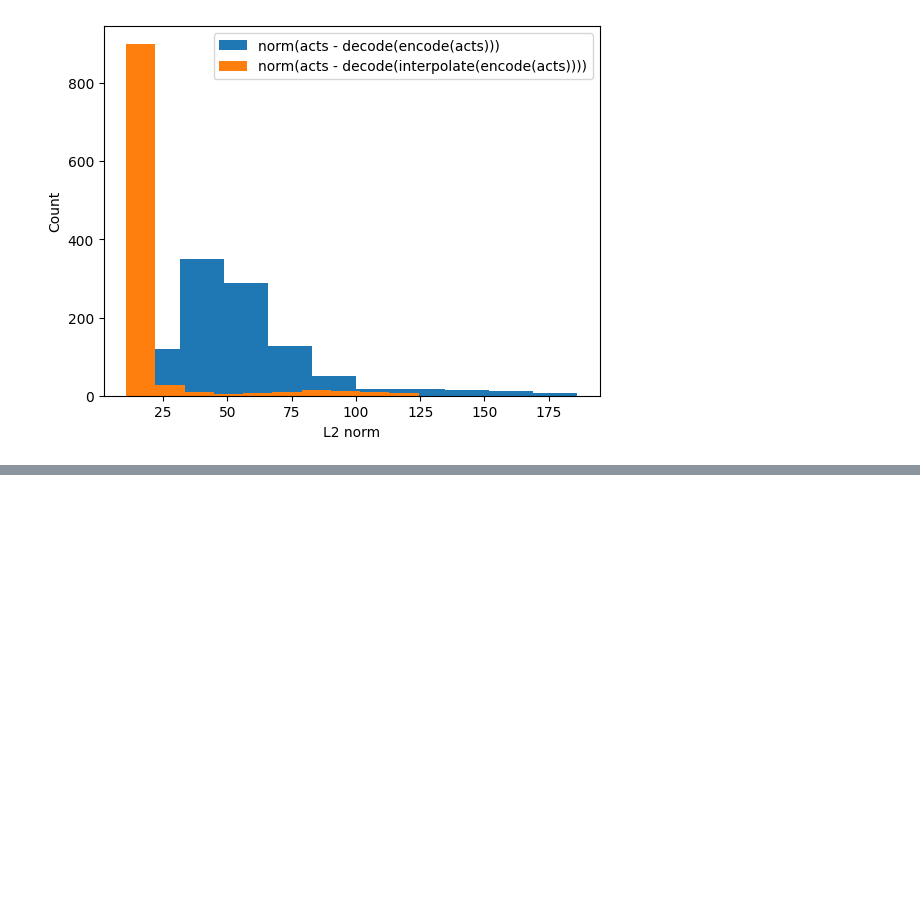
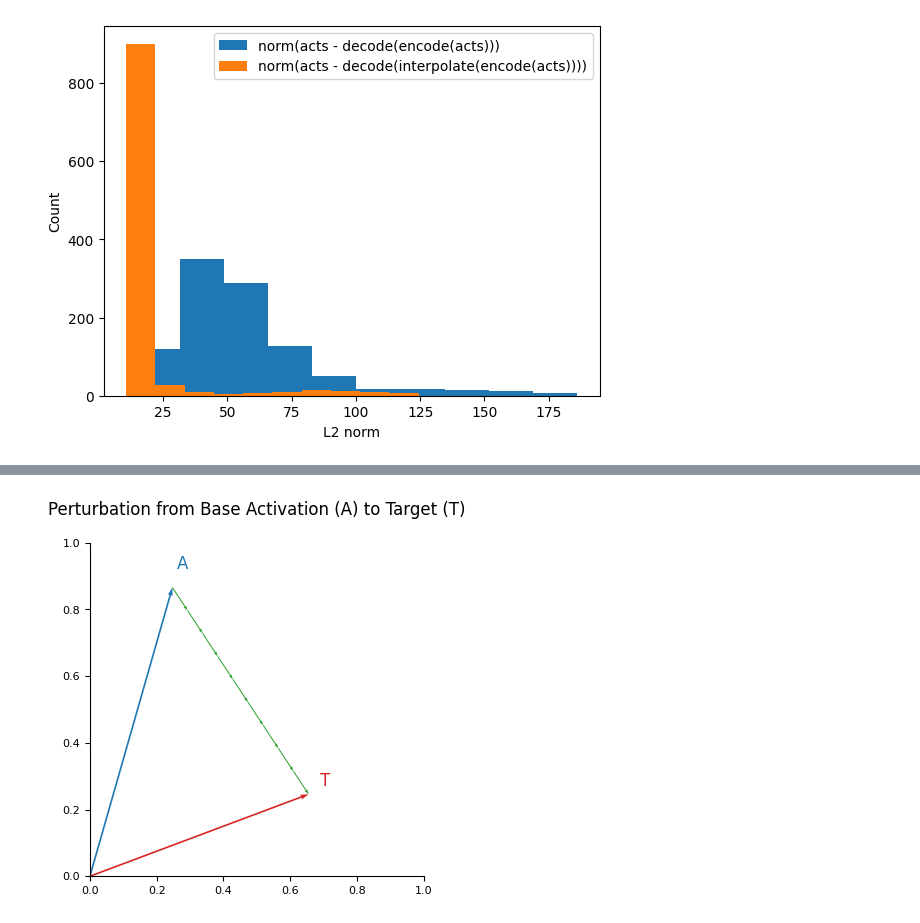
Before and after one commit to jettjaniak/teren, a Jupyter notebook: notebooks/ad_hoc_experiments.ipynb, the cells around one changed output, grey strips where cells are left out. Drawn from its saved outputs; the diff is of its cells as text; code cells hidden in the pictures; blank space fills up the shorter version.

```diff
--- a/notebooks/ad_hoc_experiments.ipynb
+++ b/notebooks/ad_hoc_experiments.ipynb
@@ -198,0 +202,96 @@ plt.show()
+# %%
+plt.rcParams.update(
+    {
+        # "text.usetex": True,
+        "font.family": "serif",
+        "font.serif": ["Computer Modern Roman"],
+        "axes.labelsize": 12,
+        "font.size": 10,
+        "legend.fontsize": 8,
+        "xtick.labelsize": 8,
+        "ytick.labelsize": 8,
+    }
+)
+
+
+def unit_vector(vector):
+    return vector / np.linalg.norm(vector)
+
+
+# Create figure and 2D axis
+fig, ax = plt.subplots(figsize=(4, 6))
+
+# Define and plot vector A (above, slightly longer)
+A = unit_vector(np.array([0.2, 0.7])) * 0.9  # 90% of unit length
+ax.quiver(
+    0,
+    0,
+    A[0],
+    A[1],
+    angles="xy",
+    scale_units="xy",
+    scale=1,
+    color="tab:blue",
+    width=0.005,
+)
+ax.text(
+    A[0] * 1.05, A[1] * 1.05, "A", color="tab:blue", fontsize=12, ha="left", va="bottom"
+)
+
+# Define and plot vector T (below, slightly shorter)
+T = unit_vector(np.array([0.8, 0.3])) * 0.7  # 70% of unit length
+ax.quiver(
+    0,
+    0,
+    T[0],
+    T[1],
+    angles="xy",
+    scale_units="xy",
+    scale=1,
+    color="tab:red",
+    width=0.005,
+)
+ax.text(
+    T[0] * 1.05, T[1] * 1.05, "T", color="tab:red", fontsize=12, ha="left", va="bottom"
+)
+
+# Plot direct perturbation path
+steps = 10
+t_values = np.linspace(0, 1, steps)
+for i in range(len(t_values) - 1):
+    start = A + (T - A) * t_values[i]
+    end = A + (T - A) * t_values[i + 1]
+    ax.quiver(
+        start[0],
+        start[1],
+        end[0] - start[0],
+        end[1] - start[1],
+        angles="xy",
+        scale_units="xy",
+        scale=1,
+        color="tab:green",
+        width=0.003,
+    )
+
+# Set plot limits to focus on the relevant quadrant
+ax.set_xlim([0, 1])
+ax.set_ylim([0, 1])
+ax.set_aspect("equal")
+
+# Set title with increased padding
+ax.set_title("Perturbation from Base Activation (A) to Target (T)", pad=20)
+
+# Remove top and right spines
+ax.spines["top"].set_visible(False)
+ax.spines["right"].set_visible(False)
+
+# Adjust bottom and left spines
+ax.spines["bottom"].set_position("zero")
+ax.spines["left"].set_position("zero")
+
+# Adjust layout
+plt.tight_layout()
+
+# Show the plot
+plt.show()
+# %% [output]
@@ -198,0 +315 @@ plt.show()
+[figure, added]
```
Also changed, not shown: parts of 10 cells of this notebook, 5 other files.
